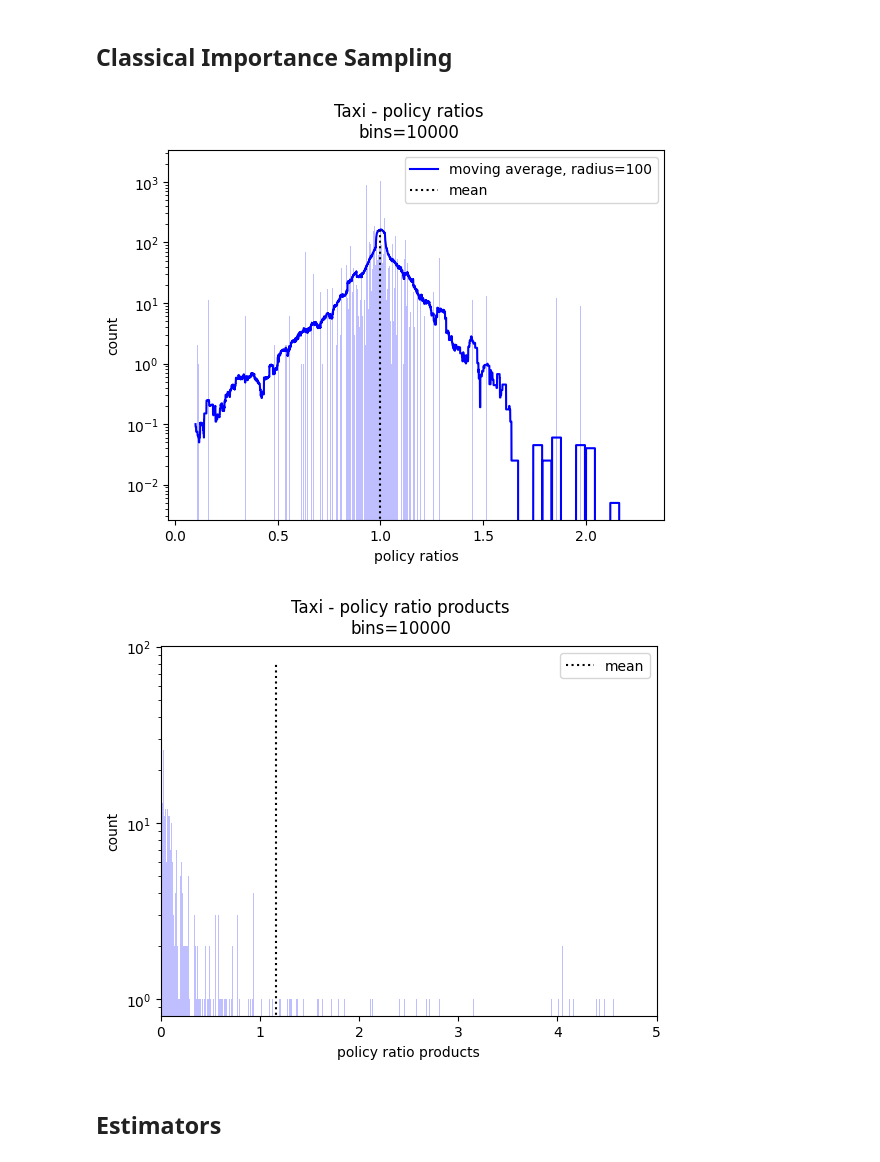
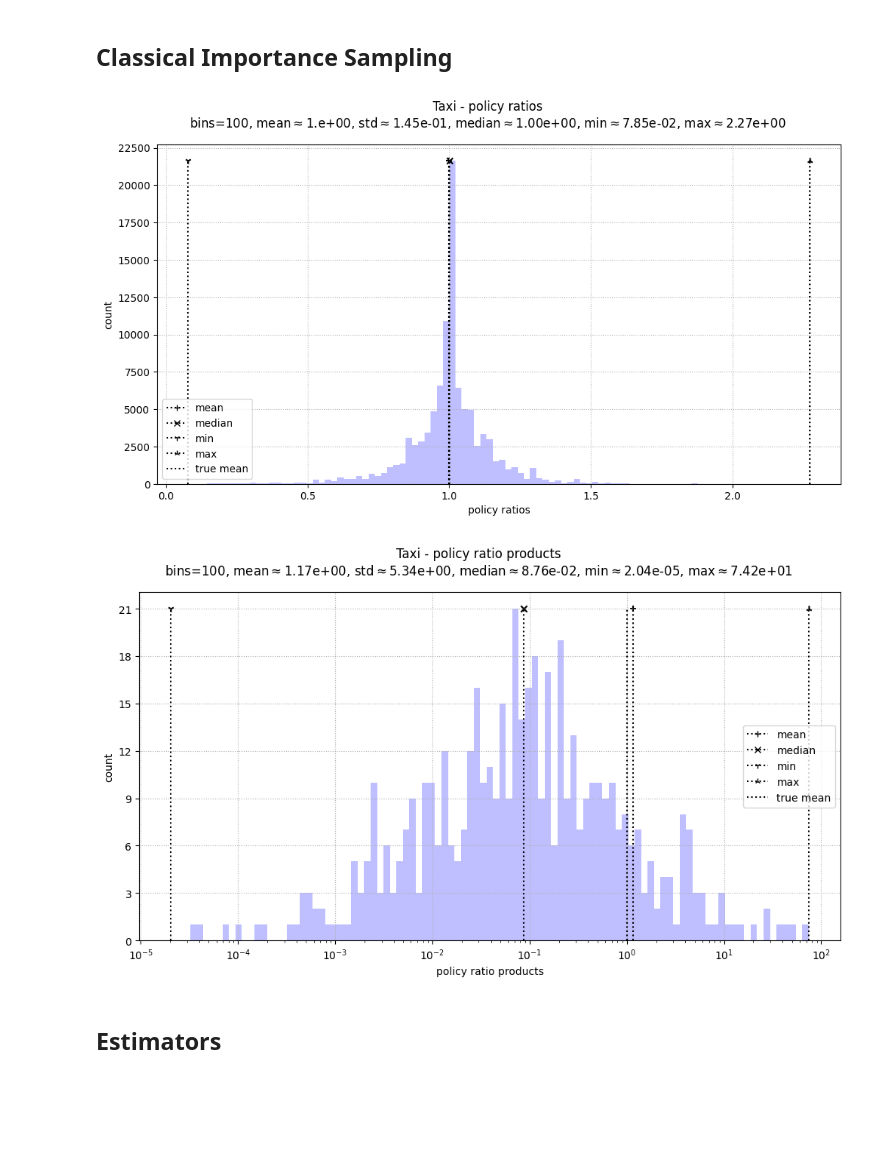
Before and after one commit to MrWhiteRichard/dice_rl_sepsis, a Jupyter notebook: results_taxi.ipynb, the cells around one changed output. Cells and saved outputs as stored; diff of their text form; code cells hidden in the pictures; blank space fills up the shorter version.

```diff
--- a/results_taxi.ipynb
+++ b/results_taxi.ipynb
@@ -350,25 +350,26 @@ for kind in kinds:
 # %%
 plot_histogram(
     data=IS_weights,
-    bins=10_000, moving_average_radius=100,
+    bins=100,
     suptitle="Taxi - policy ratios", xlabel="policy ratios",
-    yscale=True,
+    yscale=False,
+    true_mean=1,
 )
 # %% [output]
-[figure, old version]
+[figure, new version]
 # %%
 IS_weights_prod = get_w_prod(dataset["policy"]["behavior"], IS_weights)
 # %%
 plot_histogram(
     data=IS_weights_prod,
-    bins=10_000,
+    bins=100,
     suptitle="Taxi - policy ratio products",
     xlabel="policy ratio products",
-    xlim=[0, 5],
-    yscale=True
+    xscale=True,
+    true_mean=1,
 )
 # %% [output]
-[figure, old version]
+[figure, new version]
 # %% [markdown]
 ## Estimators
 # %%
```
Also changed, not shown: parts of 1 cell of this notebook.
